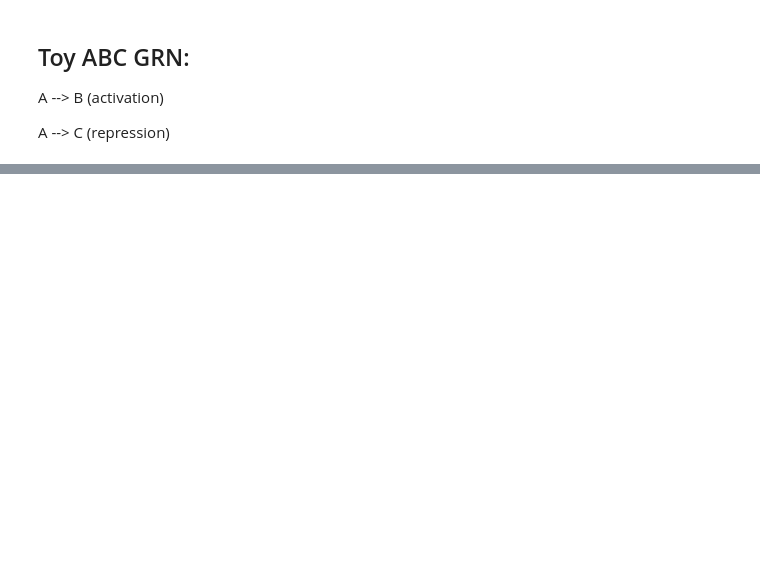
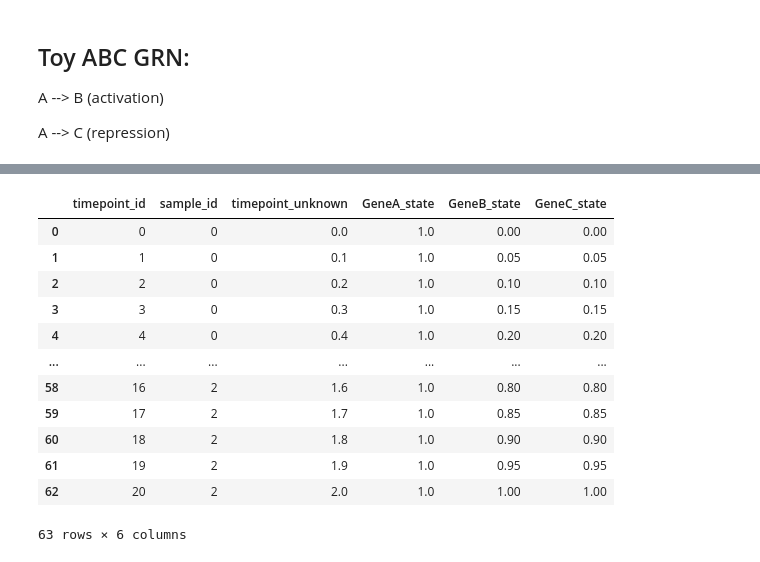
Before and after one commit to CRISPR-CARB/nocap, a Jupyter notebook: notebooks/pyciemss_test.ipynb, the cells around one changed output, grey strips where cells are left out. Saved outputs shown, nothing was run; the diff lists cells and outputs as text; code cells hidden in the pictures; blank space fills up the shorter version.

```diff
--- a/notebooks/pyciemss_test.ipynb
+++ b/notebooks/pyciemss_test.ipynb
@@ -117,3 +131,19 @@ display(petrinet_results['data'].head())
+# %%
+petrinet_results['data']
+# %% [output]
+|  | timepoint_id | sample_id | timepoint_unknown | GeneA_state | GeneB_state | GeneC_state |
+| 0 | 0 | 0 | 0.0 | 1.0 | 0.00 | 0.00 |
+| 1 | 1 | 0 | 0.1 | 1.0 | 0.05 | 0.05 |
+| 2 | 2 | 0 | 0.2 | 1.0 | 0.10 | 0.10 |
+| 3 | 3 | 0 | 0.3 | 1.0 | 0.15 | 0.15 |
+| 4 | 4 | 0 | 0.4 | 1.0 | 0.20 | 0.20 |
+| ... | ... | ... | ... | ... | ... | ... |
+| 58 | 16 | 2 | 1.6 | 1.0 | 0.80 | 0.80 |
+| 59 | 17 | 2 | 1.7 | 1.0 | 0.85 | 0.85 |
+| 60 | 18 | 2 | 1.8 | 1.0 | 0.90 | 0.90 |
+| 61 | 19 | 2 | 1.9 | 1.0 | 0.95 | 0.95 |
+| 62 | 20 | 2 | 2.0 | 1.0 | 1.00 | 1.00 |
+63 rows × 6 columns
 # %%
 petrinet_results
 # %% [output]
```
Also changed, not shown: parts of 14 cells of this notebook, 10 other files.
